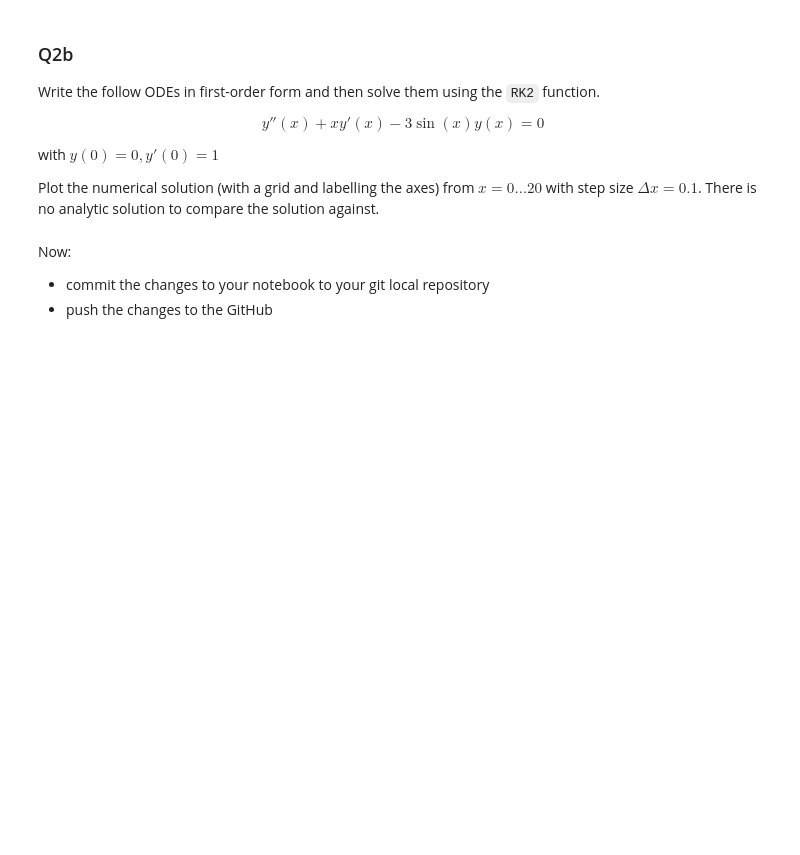
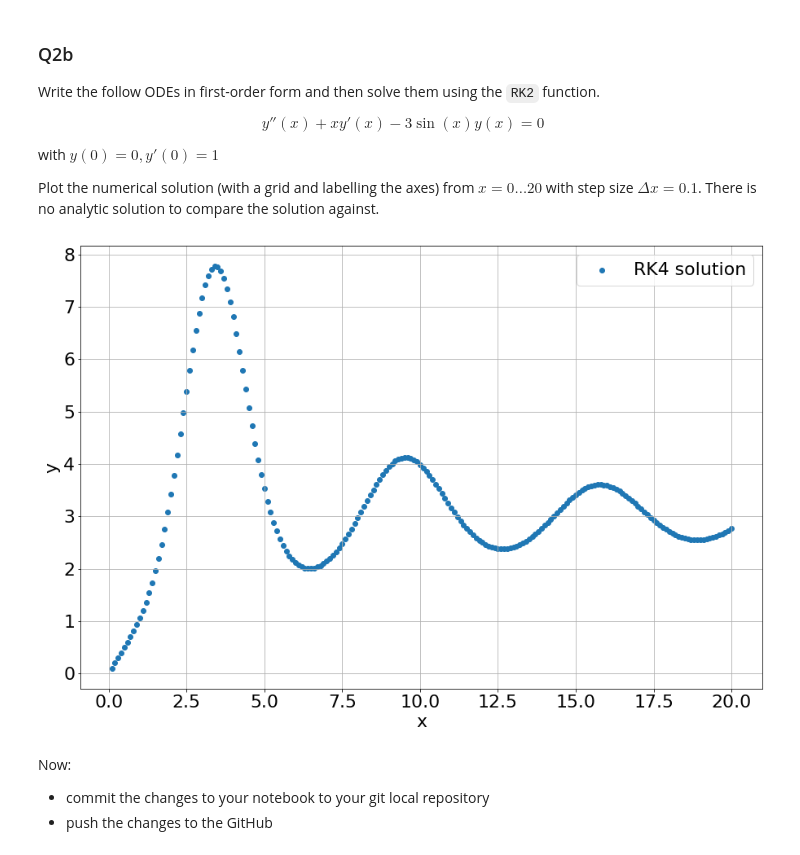
Before and after one commit to Conor-O-Mahony/ACM20030-Assignments, a Jupyter notebook: Assignment 3/Assignment-3.ipynb, the cells around one changed output. Cells and saved outputs as stored; diff of their text form; code cells hidden in the pictures; blank space fills up the shorter version.

```diff
--- a/Assignment 3/Assignment-3.ipynb
+++ b/Assignment 3/Assignment-3.ipynb
@@ -202,6 +225,21 @@ $$y''(x) + x y'(x) - 3\sin(x) y(x) = 0 $$
 with $y(0) = 0, y'(0) = 1$
 
 Plot the numerical solution (with a grid and labelling the axes) from $x=0\dots20$ with step size $\Delta x = 0.1$. There is no analytic solution to compare the solution against.
+# %%
+def f(x,y):
+    f0=y[1]
+    f1=-x*y[1]+3*np.sin(x)*y[0]
+    return np.array([f0,f1])
+
+sol=RK2(f, 0.1, 0, [0,1], 200)
+
+plt.scatter(sol[:,0],sol[:,1], label='RK4 solution')
+plt.xlabel('x')
+plt.ylabel('y')
+plt.grid()
+plt.legend();
+# %% [output]
+[figure, added]
 # %% [markdown]
 Now:
 - commit the changes to your notebook to your git local repository
```
Also changed, not shown: parts of 2 cells of this notebook.
